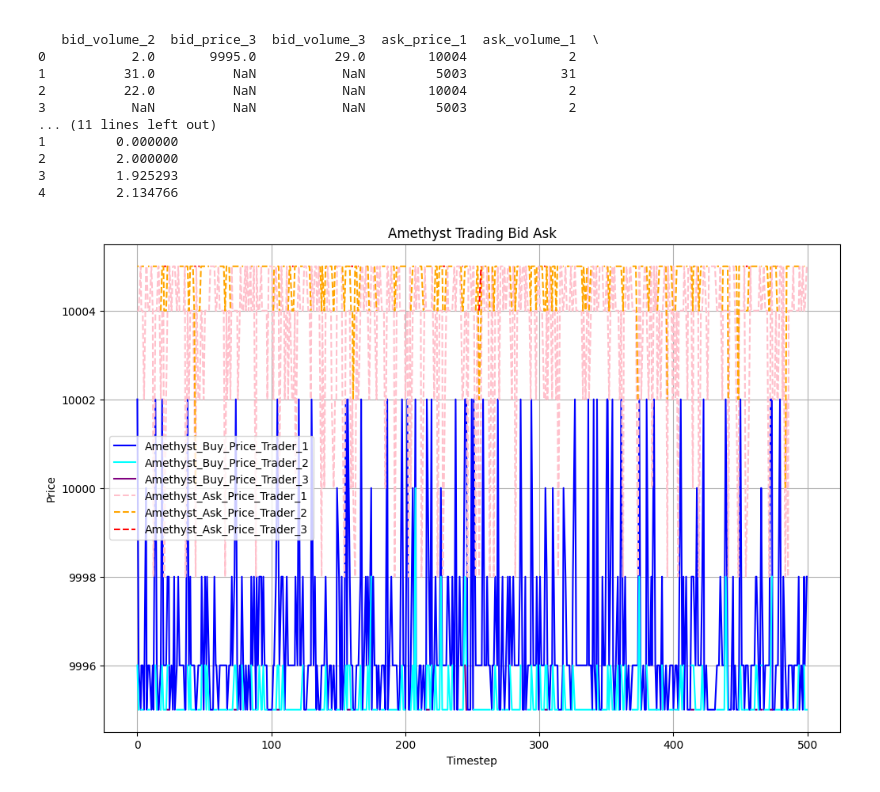
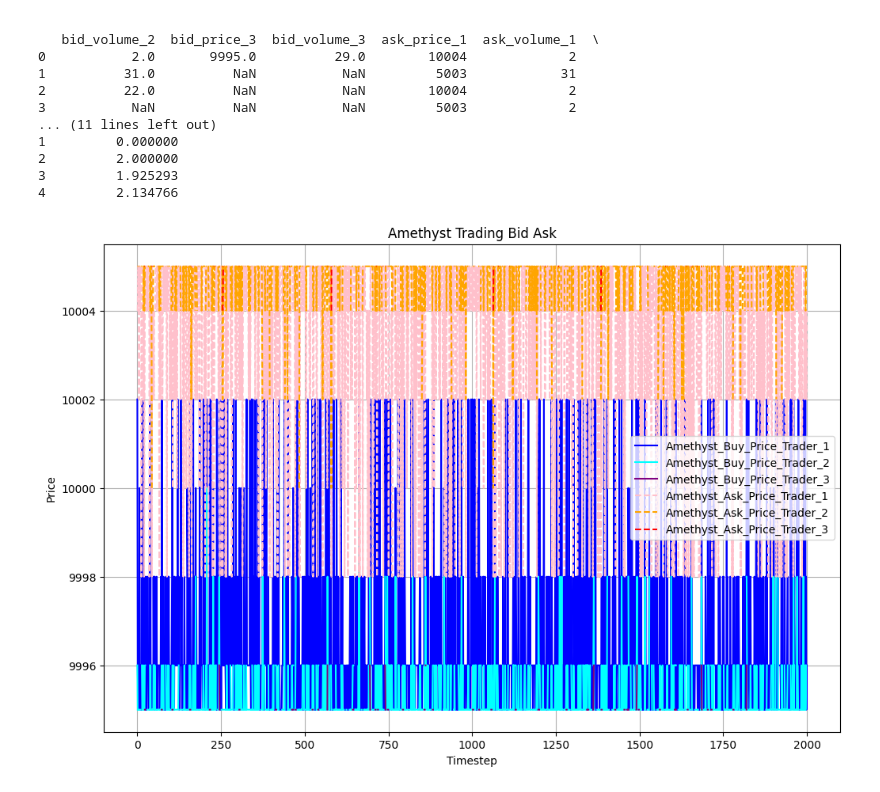
Before and after one commit to timkimneu/IMCProsperityTradingAlgorithm, a Jupyter notebook: tutorial/eda.ipynb, the cells around one changed output. Saved outputs shown, nothing was run; the diff lists cells and outputs as text; code cells hidden in the pictures.

```diff
--- a/tutorial/eda.ipynb
+++ b/tutorial/eda.ipynb
@@ -28,30 +28,30 @@ pd.set_option('display.max_rows', None)
 # %%
 # plot the bid and ask for each trader for amethyst and starfruit
 amethyst_data = test_data[test_data['product'] == "AMETHYSTS"]
 #print(amethyst_data['bid_price_1'])
 starfuit_data = test_data[test_data['product'] == "STARFRUIT"]
 
-amethyst_data_plotting = amethyst_data[:500]
+amethyst_data_plotting = amethyst_data
 
 plt.figure(figsize=(12, 8))
 plt.plot(amethyst_data_plotting.index / 2, amethyst_data_plotting['bid_price_1'], label="Amethyst_Buy_Price_Trader_1", color="blue")
 plt.plot(amethyst_data_plotting.index / 2, amethyst_data_plotting['bid_price_2'], label="Amethyst_Buy_Price_Trader_2", color="cyan")
 plt.plot(amethyst_data_plotting.index / 2, amethyst_data_plotting['bid_price_3'], label="Amethyst_Buy_Price_Trader_3", color="purple")
 
 plt.plot(amethyst_data_plotting.index / 2, amethyst_data_plotting['ask_price_1'], label="Amethyst_Ask_Price_Trader_1", color="pink", linestyle="dashed")
 plt.plot(amethyst_data_plotting.index / 2, amethyst_data_plotting['ask_price_2'], label="Amethyst_Ask_Price_Trader_2", color="orange", linestyle="dashed")
 plt.plot(amethyst_data_plotting.index / 2, amethyst_data_plotting['ask_price_3'], label="Amethyst_Ask_Price_Trader_3", color="red",linestyle="dashed")
 
 plt.ticklabel_format(useOffset=False, style='plain')
 
 plt.xlabel('Timestep')
 plt.ylabel('Price')
 plt.title('Amethyst Trading Bid Ask')
 plt.legend()
 plt.grid(True)
 plt.show()
 # %% [output]
-[figure, old version]
+[figure, new version]
 # %%
 starfuit_data_plotting = starfuit_data
 
```
Also changed, not shown: parts of 2 cells of this notebook, 4 other files.
